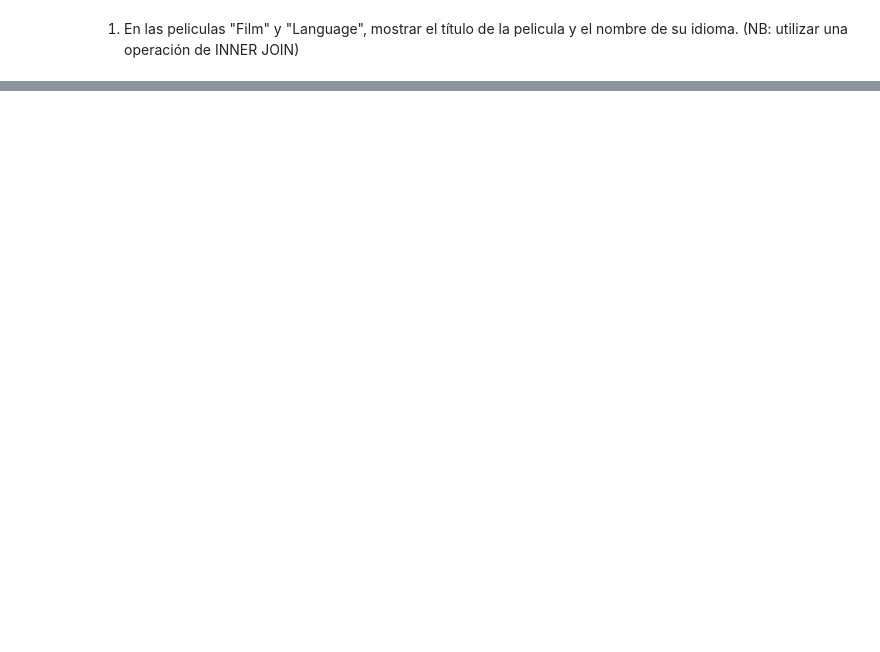
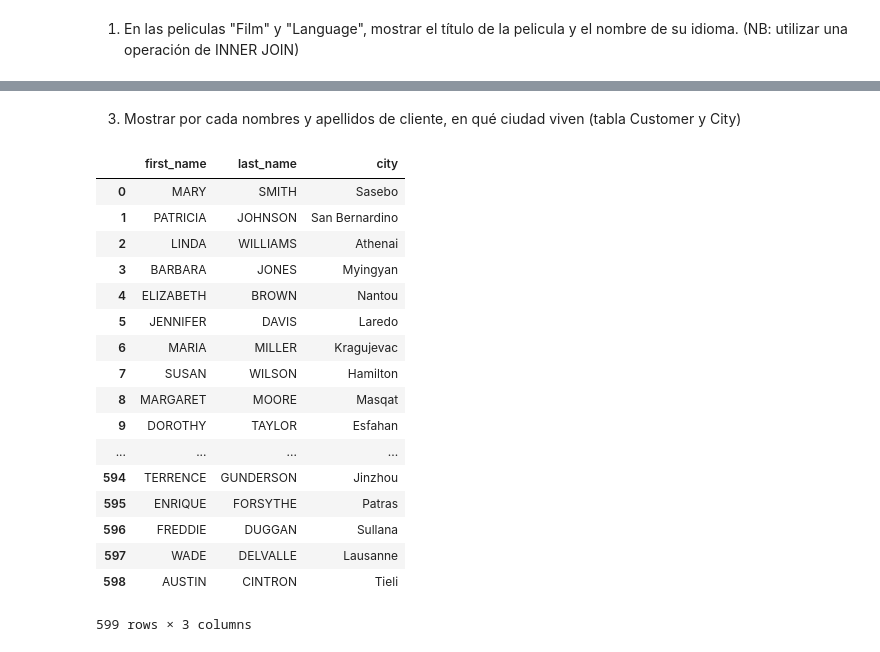
Before and after one commit to fehrmann11/INFO261, a Jupyter notebook: Notebook 2 - Crear y Consultar una Base de Datos relacional con MySQL.ipynb, the cells around one changed output, grey strips where cells are left out. Cells and saved outputs as stored; diff of their text form; code cells hidden in the pictures; blank space fills up the shorter version.

```diff
--- a/Notebook 2 - Crear y Consultar una Base de Datos relacional con MySQL.ipynb
+++ b/Notebook 2 - Crear y Consultar una Base de Datos relacional con MySQL.ipynb
@@ -282,0 +306,24 @@ display(df)
+# %% [markdown]
+3) Mostrar por cada nombres y apellidos de cliente, en qué ciudad viven (tabla Customer y City)
+# %%
+df = pd.read_sql('SELECT first_name,last_name,city FROM customer INNER JOIN address on customer.address_id=address.address_id INNER JOIN city on address.city_id=city.city_id;', con=db_connection)
+display(df)
+# %% [output]
+|  | first_name | last_name | city |
+| 0 | MARY | SMITH | Sasebo |
+| 1 | PATRICIA | JOHNSON | San Bernardino |
+| 2 | LINDA | WILLIAMS | Athenai |
+| 3 | BARBARA | JONES | Myingyan |
+| 4 | ELIZABETH | BROWN | Nantou |
+| 5 | JENNIFER | DAVIS | Laredo |
+| 6 | MARIA | MILLER | Kragujevac |
+| 7 | SUSAN | WILSON | Hamilton |
+| 8 | MARGARET | MOORE | Masqat |
+| 9 | DOROTHY | TAYLOR | Esfahan |
+| ... | ... | ... | ... |
+| 594 | TERRENCE | GUNDERSON | Jinzhou |
+| 595 | ENRIQUE | FORSYTHE | Patras |
+| 596 | FREDDIE | DUGGAN | Sullana |
+| 597 | WADE | DELVALLE | Lausanne |
+| 598 | AUSTIN | CINTRON | Tieli |
+599 rows × 3 columns
```
Also changed, not shown: parts of 10 cells of this notebook.
